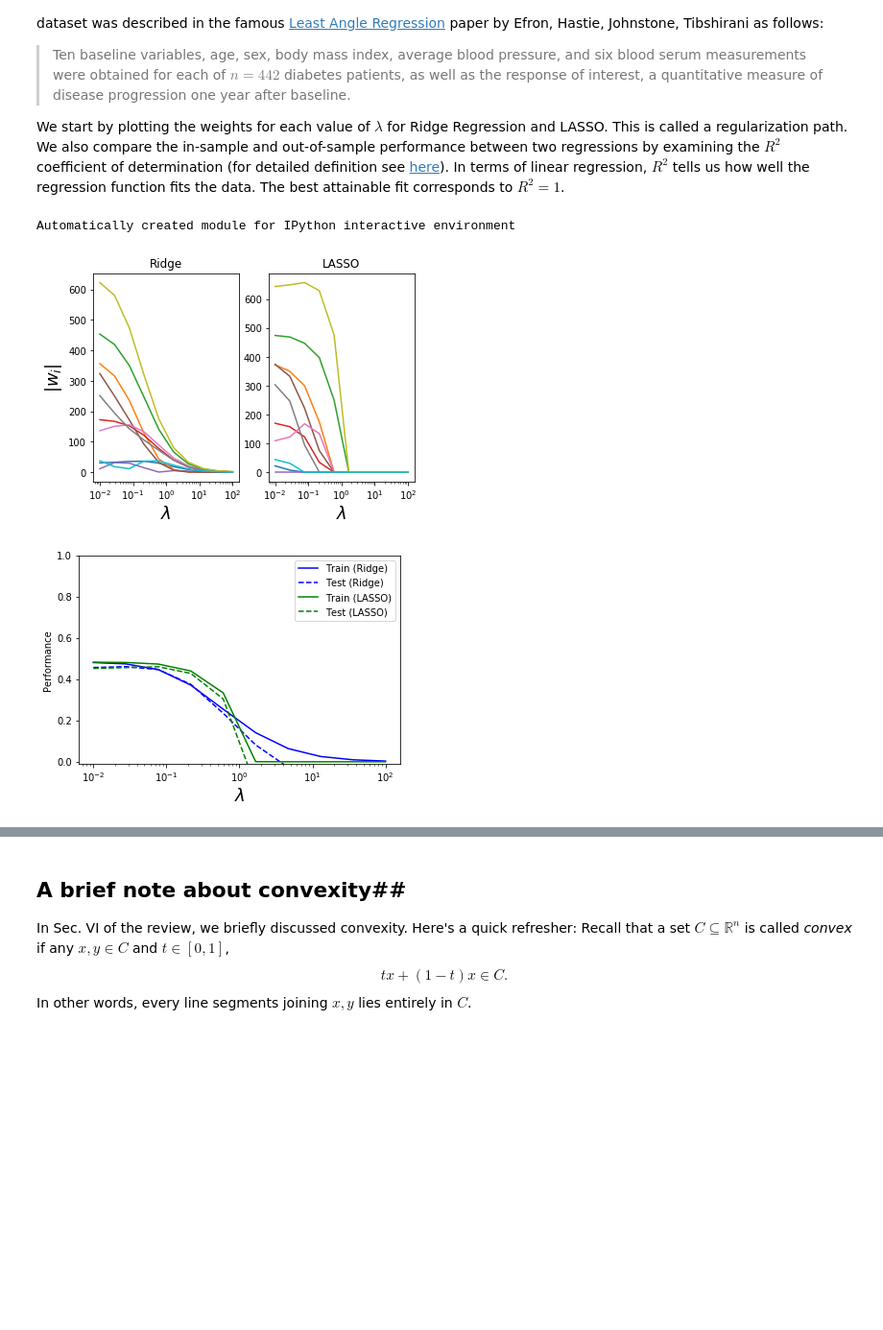
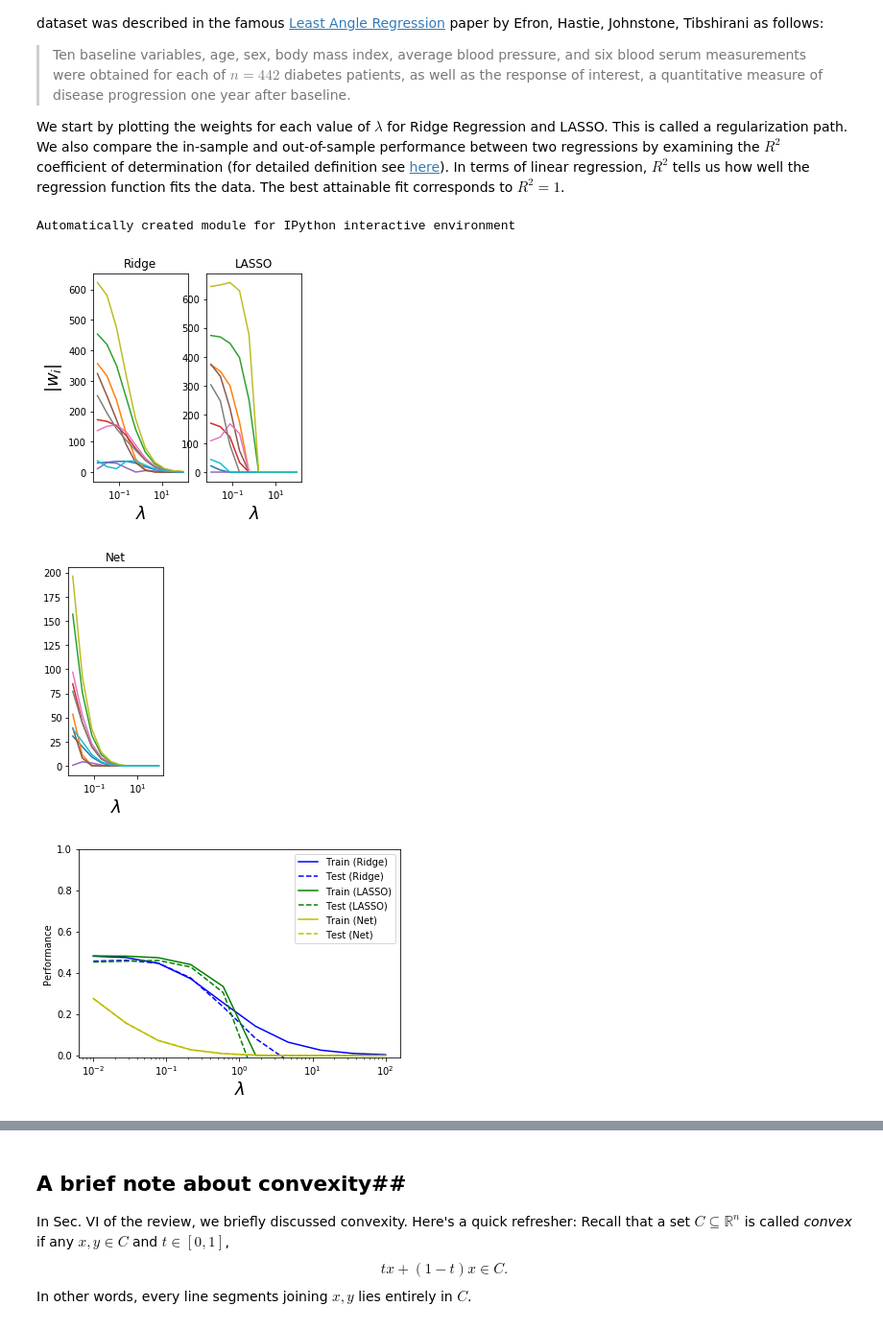
Before and after one commit to cosbyc/PY895, a Jupyter notebook: NB3_CVI-linreg_diabetes.ipynb, the cells around one changed output, grey strips where cells are left out. Shown at 96% size. Drawn from its saved outputs; the diff is of its cells as text; code cells hidden in the pictures; blank space fills up the shorter version.

```diff
--- a/NB3_CVI-linreg_diabetes.ipynb
+++ b/NB3_CVI-linreg_diabetes.ipynb
@@ -153,6 +212,8 @@ y = diabetes.target[:number_examples]
 # Set up Lasso and Ridge Regression models
 ridge=linear_model.Ridge()
 lasso = linear_model.Lasso()
+net = linear_model.ElasticNet(l1_ratio=0.5)
+
 
 
 # Chooose paths
@@ -171,11 +232,15 @@ test_errors_ridge = list()
 train_errors_lasso = list()
 test_errors_lasso = list()
 
+train_errors_net = list()
+test_errors_net = list()
+
 
 
 # Initialize coeffficients for ridge regression and Lasso
 coefs_ridge = []
 coefs_lasso = []
+coefs_net = []
 for a in alphas:
     ridge.set_params(alpha=a)
     ridge.fit(X_train, y_train)
@@ -191,11 +256,18 @@ for a in alphas:
     train_errors_lasso.append(lasso.score(X_train, y_train))
     test_errors_lasso.append(lasso.score(X_test, y_test))
 
+    net.set_params(alpha=a)
+    net.fit(X_train,y_train)
+    coefs_net.append(net.coef_)
+    train_errors_net.append(net.score(X_train, y_train))
+    test_errors_net.append(net.score(X_train, y_train))
+
+
 ###############################################################################
 # Display results
 
 # First see how the 10 features we learned scale as we change the regularization parameter
-plt.subplot(1,2,1)
+plt.subplot(1,3,1)
 plt.semilogx(alphas, np.abs(coefs_ridge))
 axes = plt.gca()
 #ax.set_xscale('log')
@@ -207,36 +279,48 @@ plt.title('Ridge')
 
 
 
-plt.subplot(1,2,2)
+plt.subplot(1,3,2)
 plt.semilogx(alphas, np.abs(coefs_lasso))
 axes = plt.gca()
 #ax.set_xscale('log')
 #ax.set_xlim(ax.get_xlim()[::-1])  # reverse axis
 plt.xlabel(r'$\lambda$',fontsize=18)
 #plt.ylabel('$|\mathbf{w}|$',fontsize=18)
 plt.title('LASSO')
 #plt.savefig("LASSO_sparsity_scale.pdf")
 plt.show()
 
+plt.subplot(1,3,3)
+plt.semilogx(alphas, np.abs(coefs_net))
+axes = plt.gca()
+#ax.set_xscale('log')
+#ax.set_xlim(ax.get_xlim()[::-1])  # reverse axis
+plt.xlabel(r'$\lambda$',fontsize=18)
+#plt.ylabel('$|\mathbf{w}|$',fontsize=18)
+plt.title('Net')
+plt.show()
 
 
 # Plot our performance on both the training and test data
 plt.semilogx(alphas, train_errors_ridge, 'b',label='Train (Ridge)')
 plt.semilogx(alphas, test_errors_ridge, '--b',label='Test (Ridge)')
 plt.semilogx(alphas, train_errors_lasso, 'g',label='Train (LASSO)')
 plt.semilogx(alphas, test_errors_lasso, '--g',label='Test (LASSO)')
+plt.semilogx(alphas, train_errors_net, 'y',label='Train (Net)')
+plt.semilogx(alphas, test_errors_net, '--y',label='Test (Net)')
 #plt.vlines(alpha_optim, plt.ylim()[0], np.max(test_errors), color='k',
 #           linewidth=3, label='Optimum on test')
 plt.legend(loc='upper right')
 plt.ylim([-0.01, 1.0])
 plt.xlabel(r'$\lambda$',fontsize=18)
 plt.ylabel('Performance')
 #plt.savefig("Ridge_LASSO_sparsity_performance.pdf")
 plt.show()
 # %% [output]
 Automatically created module for IPython interactive environment
-[figure, old version]
+[figure, new version]
-[figure, old version]
+[figure, new version]
+[figure, added]
 # %% [markdown]
 ### Exercise 4: ###
 <ul>
```
Also changed, not shown: parts of 8 cells of this notebook.
